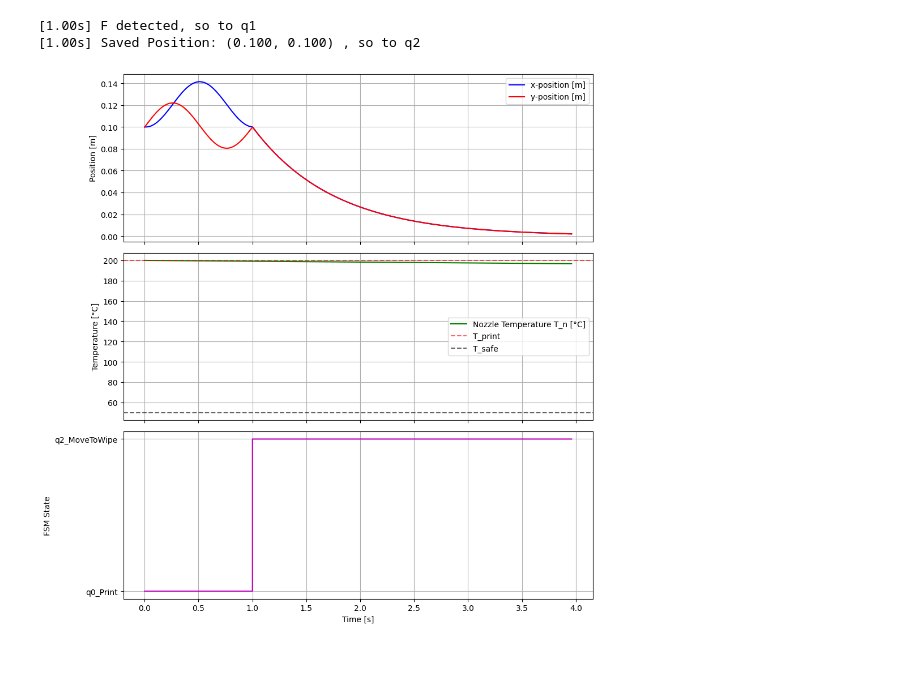
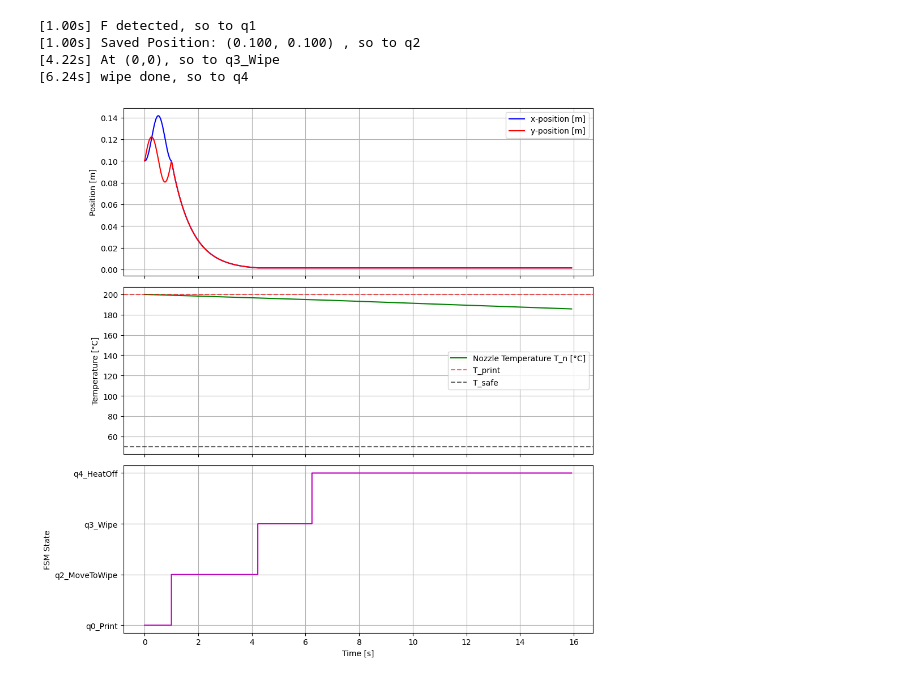
Before and after one commit to JeroenL12/Modelling-of-Dynamical-System---Report, a Jupyter notebook: Hybrid system code.ipynb, the cells around one changed output. Drawn from its saved outputs; the diff is of its cells as text; code cells hidden in the pictures.

```diff
--- a/Hybrid system code.ipynb
+++ b/Hybrid system code.ipynb
@@ -9,12 +9,14 @@ R_m = 1.8        # Motor resistance [Ohm]
 J_m = 5.7e-6      # Motor rotor inertia [kg*m^2]
 K_m = 0.22       # Motor constant [Nm/A]
 m = 0.6          # Tool head mass [kg]
-J_tot = 18e-6  # Total effective inertia of the system
+
+J_tot = J_m + (m * r_m**2) / 2.0
+
 Max_x = 0.22       # Maximum x position [m]
 Max_y = 0.22       # Maximum y position [m]
 mu_r = 0.003     # Bearing rotational friction [Nm*s/rad]
-mu_lx = 3      # Linear friction x-axes [N*s/m]
-mu_ly = 3      # Linear friction y-axes [N*s/m]
+mu_lx = 0.03      # Linear friction x-axes [N*s/m]
+mu_ly = 0.03      # Linear friction y-axes [N*s/m]
 
 C_tn = 15.0         # Thermische capaciteit nozzle [J/K]
 R_tn = 12.0        # Thermische weerstand [K/W]
@@ -74,7 +76,7 @@ def run_hybrid_simulation():
 
     trigger_F_time = 1.0
 
-    for step in range(200):
+    for step in range(800):
 
         if state == 'q0_Print':
             #Drawing circle
@@ -166,31 +168,33 @@ t, x_data, states = run_hybrid_simulation()
 
 fig, axes = plt.subplots(3, 1, figsize=(10, 10), sharex=True)
 
 axes[0].plot(t, x_data[:, 0], label='x-position [m]', color='b')
 axes[0].plot(t, x_data[:, 3], label='y-position [m]', color='r')
 axes[0].set_ylabel('Position [m]')
 axes[0].legend()
 axes[0].grid(True)
 
 axes[1].plot(t, x_data[:, 6], label='Nozzle Temperature T_n [°C]', color='g')
 axes[1].axhline(T_print, linestyle='--', color='r', alpha=0.6, label='T_print')
 axes[1].axhline(T_safe, linestyle='--', color='k', alpha=0.6, label='T_safe')
 axes[1].set_ylabel('Temperature [°C]')
 axes[1].legend()
 axes[1].grid(True)
 
 unique_states = sorted(list(set(states)), key=lambda s: states.index(s))
 state_indices = [unique_states.index(s) for s in states]
 axes[2].step(t, state_indices, where='post', color='m')
 axes[2].set_yticks(range(len(unique_states)))
 axes[2].set_yticklabels(unique_states)
 axes[2].set_ylabel('FSM State')
 axes[2].set_xlabel('Time [s]')
 axes[2].grid(True)
 
 plt.tight_layout()
 plt.show()
 # %% [output]
 [1.00s] F detected, so to q1
 [1.00s] Saved Position: (0.100, 0.100) , so to q2
+[4.22s] At (0,0), so to q3_Wipe
+[6.24s] wipe done, so to q4
-[figure, old version]
+[figure, new version]
```
